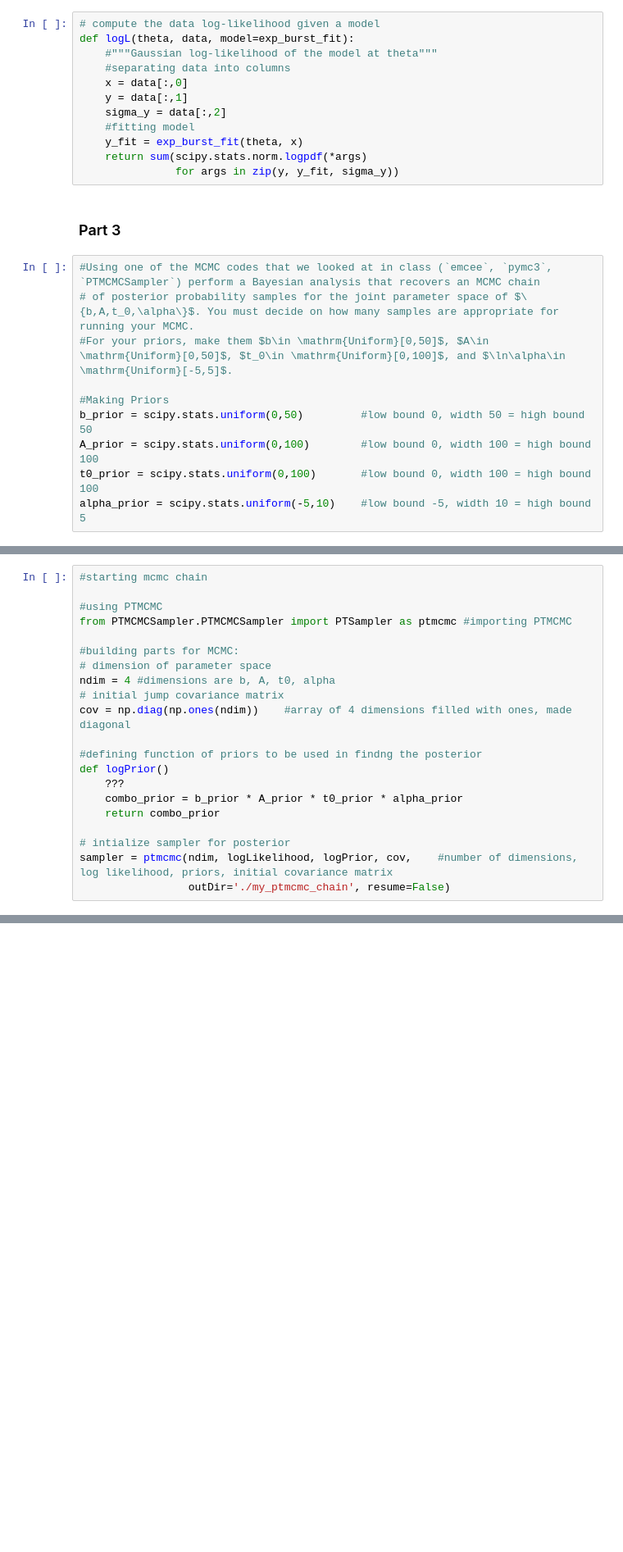
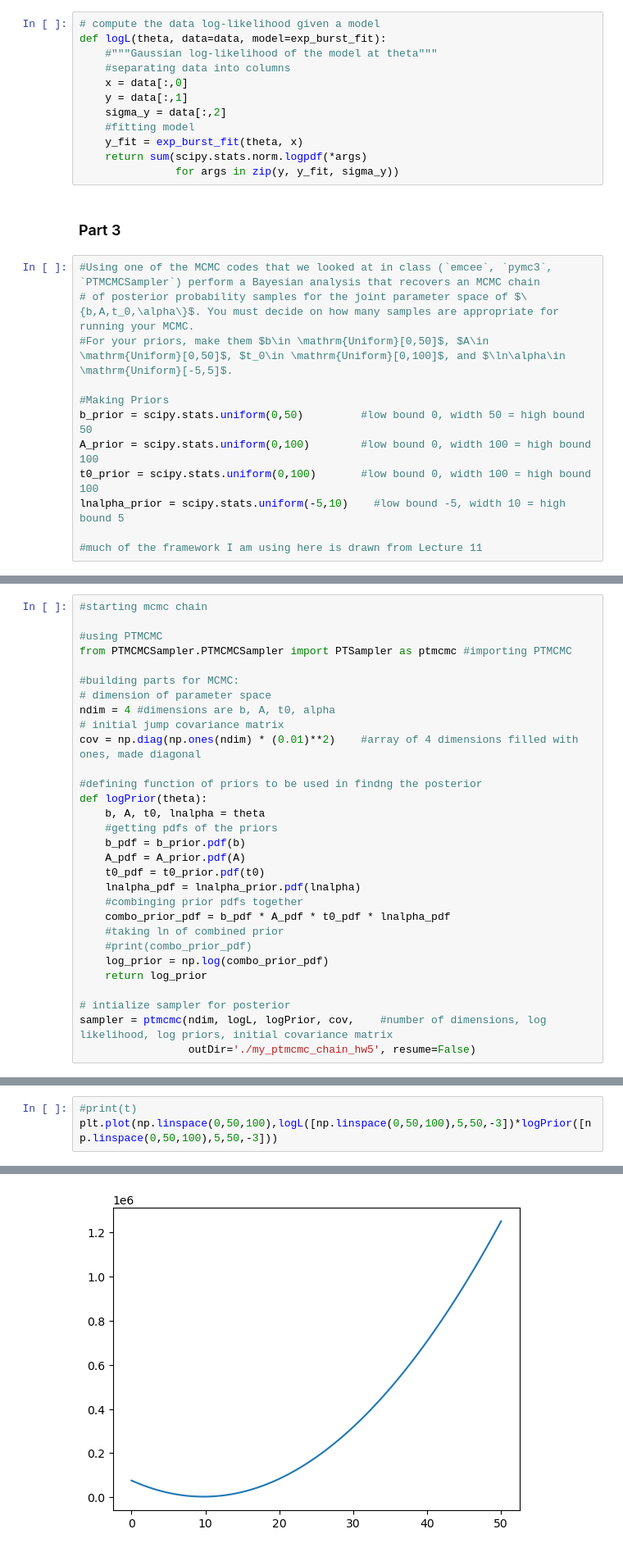
Before and after one commit to VanderbiltAstronomy/astr_8070_s24, a Jupyter notebook: coursework/student_folders/Ryan_Nowicki/vu_astr8070_s24_hw5_RyanNowicki.ipynb, the cells around one changed output, grey strips where cells are left out. Shown at 82% size. Saved outputs shown, nothing was run; the diff lists cells and outputs as text; blank space fills up the shorter version.

```diff
--- a/coursework/student_folders/Ryan_Nowicki/vu_astr8070_s24_hw5_RyanNowicki.ipynb
+++ b/coursework/student_folders/Ryan_Nowicki/vu_astr8070_s24_hw5_RyanNowicki.ipynb
@@ -157,6 +141,6 @@ def exp_burst_fit(theta, x):
 # %%
 # compute the data log-likelihood given a model
-def logL(theta, data, model=exp_burst_fit):
+def logL(theta, data=data, model=exp_burst_fit):
     #"""Gaussian log-likelihood of the model at theta"""
     #separating data into columns
     x = data[:,0]
@@ -177,4 +161,6 @@ def logL(theta, data, model=exp_burst_fit):
 b_prior = scipy.stats.uniform(0,50)         #low bound 0, width 50 = high bound 50
 A_prior = scipy.stats.uniform(0,100)        #low bound 0, width 100 = high bound 100
 t0_prior = scipy.stats.uniform(0,100)       #low bound 0, width 100 = high bound 100
-alpha_prior = scipy.stats.uniform(-5,10)    #low bound -5, width 10 = high bound 5
+lnalpha_prior = scipy.stats.uniform(-5,10)    #low bound -5, width 10 = high bound 5
+
+#much of the framework I am using here is drawn from Lecture 11
@@ -188,14 +202,23 @@ from PTMCMCSampler.PTMCMCSampler import PTSampler as ptmcmc #importing PTMCMC
 # dimension of parameter space
 ndim = 4 #dimensions are b, A, t0, alpha
 # initial jump covariance matrix
-cov = np.diag(np.ones(ndim))    #array of 4 dimensions filled with ones, made diagonal
+cov = np.diag(np.ones(ndim) * (0.01)**2)    #array of 4 dimensions filled with ones, made diagonal
 
 #defining function of priors to be used in findng the posterior
-def logPrior()
-    ???
-    combo_prior = b_prior * A_prior * t0_prior * alpha_prior
-    return combo_prior
+def logPrior(theta):
+    b, A, t0, lnalpha = theta
+    #getting pdfs of the priors
+    b_pdf = b_prior.pdf(b)
+    A_pdf = A_prior.pdf(A)
+    t0_pdf = t0_prior.pdf(t0)
+    lnalpha_pdf = lnalpha_prior.pdf(lnalpha)
+    #combinging prior pdfs together
+    combo_prior_pdf = b_pdf * A_pdf * t0_pdf * lnalpha_pdf
+    #taking ln of combined prior
+    #print(combo_prior_pdf)
+    log_prior = np.log(combo_prior_pdf)
+    return log_prior
 
 # intialize sampler for posterior
-sampler = ptmcmc(ndim, logLikelihood, logPrior, cov,    #number of dimensions, log likelihood, priors, initial covariance matrix
-                 outDir='./my_ptmcmc_chain', resume=False)
+sampler = ptmcmc(ndim, logL, logPrior, cov,    #number of dimensions, log likelihood, log priors, initial covariance matrix
+                 outDir='./my_ptmcmc_chain_hw5', resume=False)
@@ -201,0 +227,4 @@ sampler = ptmcmc(ndim, logLikelihood, logPrior, cov,    #number of dimensions, l
+# %%
+#print(t)
+plt.plot(np.linspace(0,50,100),logL([np.linspace(0,50,100),5,50,-3])*logPrior([np.linspace(0,50,100),5,50,-3]))
+# %% [output]
@@ -201,0 +232 @@ sampler = ptmcmc(ndim, logLikelihood, logPrior, cov,    #number of dimensions, l
+[figure, added]
```
Also changed, not shown: parts of 37 cells of this notebook.
